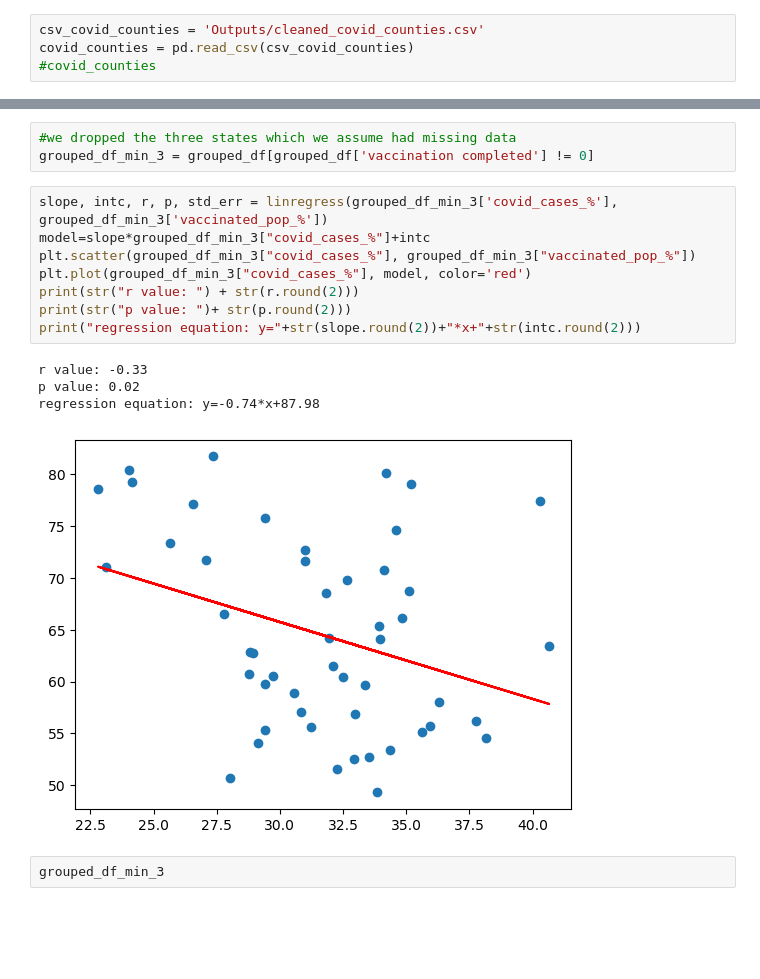
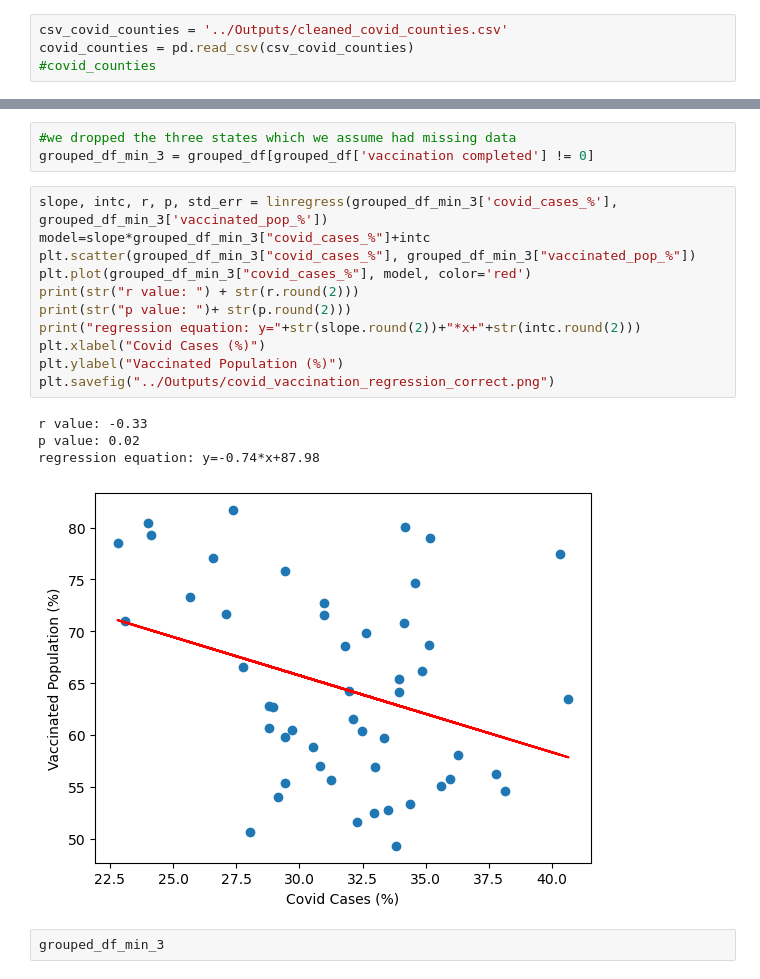
Before and after one commit to 123noob1/eda_and_git_colab, a Jupyter notebook: CodeBase/covid_vaccination_infection_rates.ipynb, the cells around one changed output, grey strips where cells are left out. Saved outputs shown, nothing was run; the diff lists cells and outputs as text; blank space fills up the shorter version.

```diff
--- a/CodeBase/covid_vaccination_infection_rates.ipynb
+++ b/CodeBase/covid_vaccination_infection_rates.ipynb
@@ -8,7 +8,7 @@ import requests
 import time
 from scipy.stats import linregress
 # %%
-csv_covid_counties = 'Outputs/cleaned_covid_counties.csv'
+csv_covid_counties = '../Outputs/cleaned_covid_counties.csv'
 covid_counties = pd.read_csv(csv_covid_counties)
 #covid_counties
 # %%
@@ -70,16 +73,19 @@ grouped_df_min_3 = grouped_df[grouped_df['vaccination completed'] != 0]
 # %%
 slope, intc, r, p, std_err = linregress(grouped_df_min_3['covid_cases_%'], grouped_df_min_3['vaccinated_pop_%'])
 model=slope*grouped_df_min_3["covid_cases_%"]+intc
 plt.scatter(grouped_df_min_3["covid_cases_%"], grouped_df_min_3["vaccinated_pop_%"])
 plt.plot(grouped_df_min_3["covid_cases_%"], model, color='red')
 print(str("r value: ") + str(r.round(2)))
 print(str("p value: ")+ str(p.round(2)))
 print("regression equation: y="+str(slope.round(2))+"*x+"+str(intc.round(2)))
+plt.xlabel("Covid Cases (%)")
+plt.ylabel("Vaccinated Population (%)")
+plt.savefig("../Outputs/covid_vaccination_regression_correct.png")
 # %% [output]
 r value: -0.33
 p value: 0.02
 regression equation: y=-0.74*x+87.98
-[figure, old version]
+[figure, new version]
 # %%
 grouped_df_min_3
 # %% [output]
```
Also changed, not shown: parts of 3 cells of this notebook, 15 other files.
